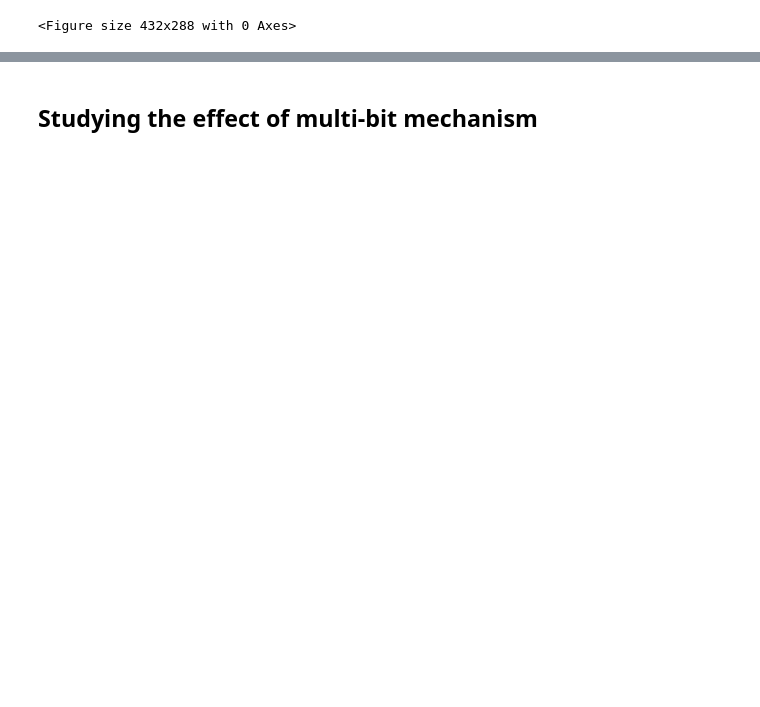
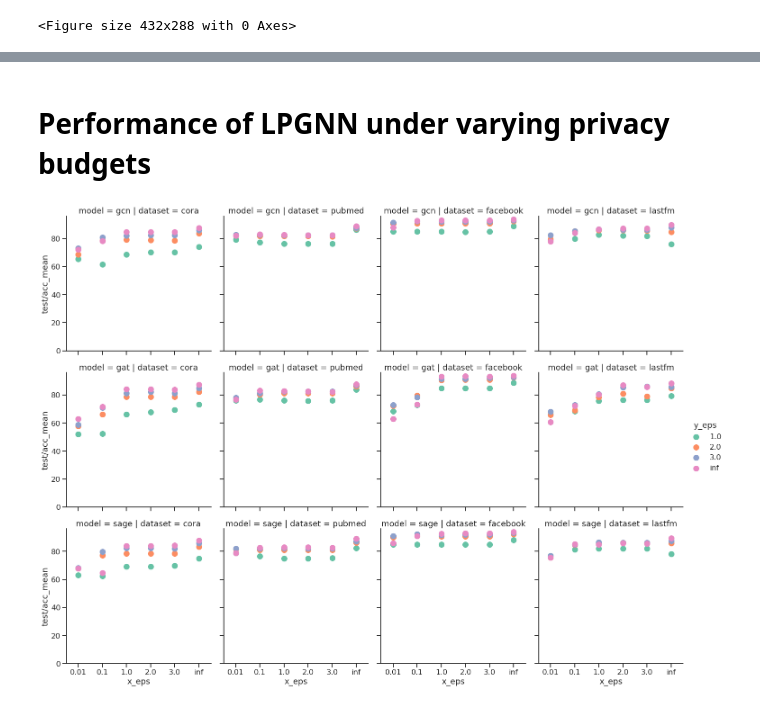
Before and after one commit to sisaman/LPGNN, a Jupyter notebook: results.ipynb, the cells around one changed output, grey strips where cells are left out. Cells and saved outputs as stored; diff of their text form; code cells hidden in the pictures; blank space fills up the shorter version.

```diff
--- a/results.ipynb
+++ b/results.ipynb
@@ -151,2 +12,0 @@ data
-# %% [markdown]
-## Studying the effect of multi-bit mechanism
@@ -152,0 +76,23 @@ data
+# %% [markdown]
+# Performance of LPGNN under varying privacy budgets
+# %%
+df = read_logs(
+    model=['gcn', 'gat','sage'],
+    feature='raw',
+    mechanism='mbm',
+    x_eps=[0.01,0.1,1,2,3, np.inf],
+    y_eps=[1,2,3,np.inf],
+    forward_correction=True,
+    best_steps=True
+)
+
+ax = sns.catplot(
+    kind='point', data=df, x='x_eps', y='test/acc_mean', hue='y_eps', col='dataset', row='model', ci=None,
+    sharex=True, sharey=True, join=False
+)
+ax.set(ylim=0)
+
+export_figure(path='figures/xyeps', df=df, x='x_eps', y='test/acc_mean', hue='y_eps',
+              row='model', col='dataset', ci='test/acc_ci')
+# %% [output]
+[figure, added]
```
Also changed, not shown: parts of 22 cells of this notebook.
